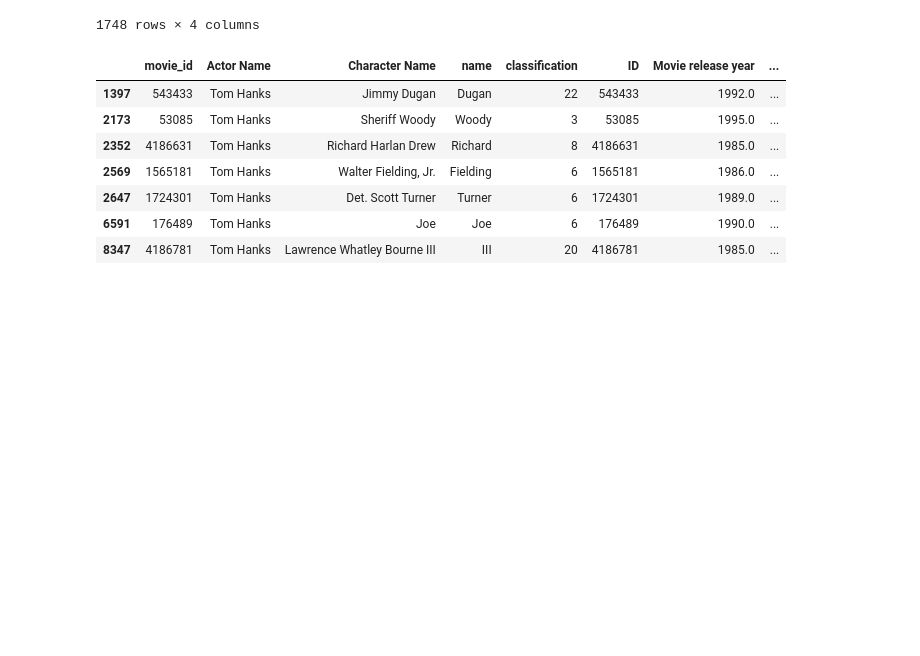
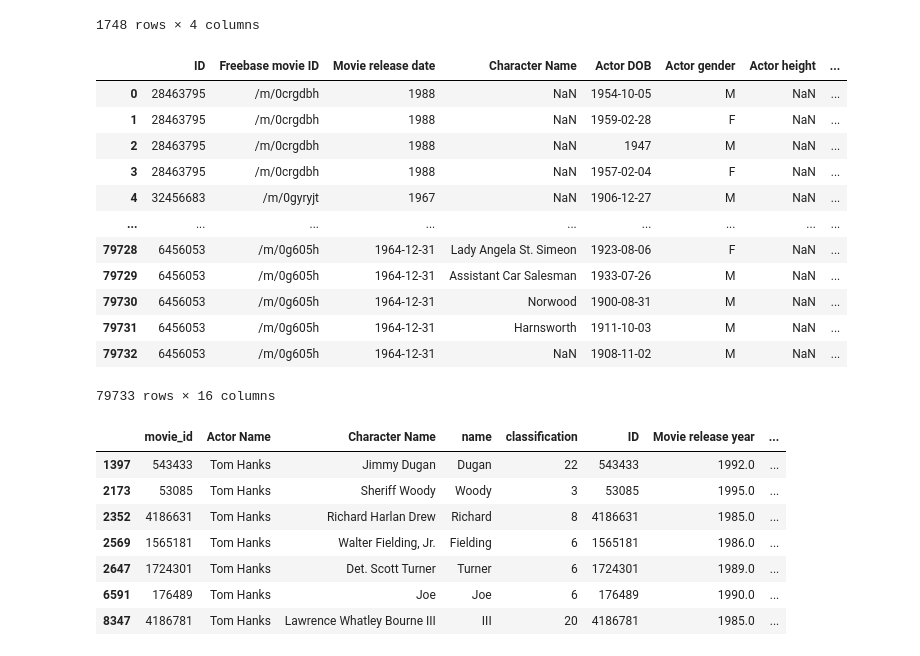
Before and after one commit to epfl-ada/ada-2022-project-cnxtn, a Jupyter notebook: rating_prediction_model.ipynb, the cells around one changed output. Saved outputs shown, nothing was run; the diff lists cells and outputs as text; code cells hidden in the pictures; blank space fills up the shorter version.

```diff
--- a/rating_prediction_model.ipynb
+++ b/rating_prediction_model.ipynb
@@ -3,6 +3,7 @@ import pandas as pd
 import numpy as np
 import statsmodels.api as sm
 import statsmodels.formula.api as smf
+pd.set_option('mode.chained_assignment', None)
 # %% [markdown]
 ## Preprocessing
 # %%
@@ -85,6 +86,22 @@ movie_metadata = pd.read_csv(
 # added average rating, release year and movie name to character metadata
 movie_ratings = movie_metadata[['ID','Movie name','Movie release year','averageRating']]
 character_metadata_with_rating = pd.merge(character_metadata,movie_ratings, on = 'ID', how = 'inner')
+# %%
+character_metadata_with_rating
+# %% [output]
+|  | ID | Freebase movie ID | Movie release date | Character Name | Actor DOB | Actor gender | Actor height | ... |
+| 0 | 28463795 | /m/0crgdbh | 1988 | NaN | 1954-10-05 | M | NaN | ... |
+| 1 | 28463795 | /m/0crgdbh | 1988 | NaN | 1959-02-28 | F | NaN | ... |
+| 2 | 28463795 | /m/0crgdbh | 1988 | NaN | 1947 | M | NaN | ... |
+| 3 | 28463795 | /m/0crgdbh | 1988 | NaN | 1957-02-04 | F | NaN | ... |
+| 4 | 32456683 | /m/0gyryjt | 1967 | NaN | 1906-12-27 | M | NaN | ... |
+| ... | ... | ... | ... | ... | ... | ... | ... | ... |
+| 79728 | 6456053 | /m/0g605h | 1964-12-31 | Lady Angela St. Simeon | 1923-08-06 | F | NaN | ... |
+| 79729 | 6456053 | /m/0g605h | 1964-12-31 | Assistant Car Salesman | 1933-07-26 | M | NaN | ... |
+| 79730 | 6456053 | /m/0g605h | 1964-12-31 | Norwood | 1900-08-31 | M | NaN | ... |
+| 79731 | 6456053 | /m/0g605h | 1964-12-31 | Harnsworth | 1911-10-03 | M | NaN | ... |
+| 79732 | 6456053 | /m/0g605h | 1964-12-31 | NaN | 1908-11-02 | M | NaN | ... |
+79733 rows × 16 columns
 # %%
 filtered_characters = pd.read_csv('filtered_characters.csv')
 final_characters = pd.merge(filtered_characters,movie_ratings[['ID','Movie release year']],right_on= 'ID',left_on='movie_id',how = 'inner')
```
Also changed, not shown: parts of 20 cells of this notebook.
